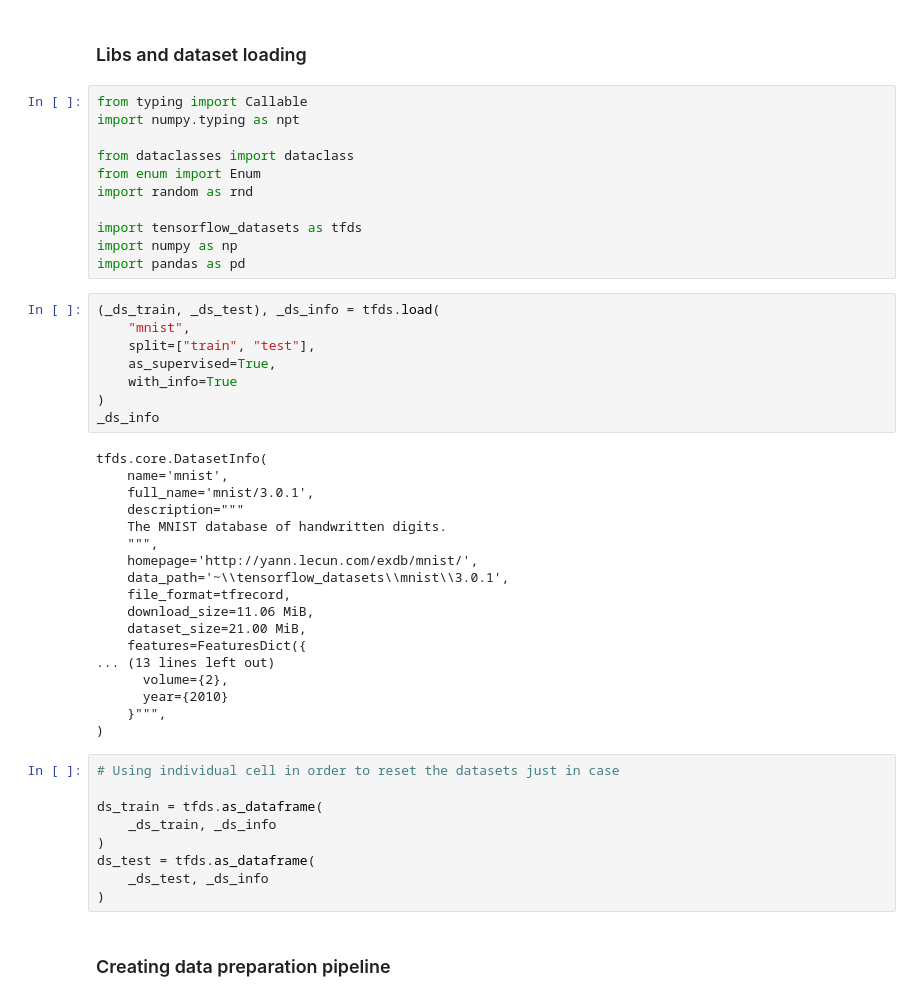
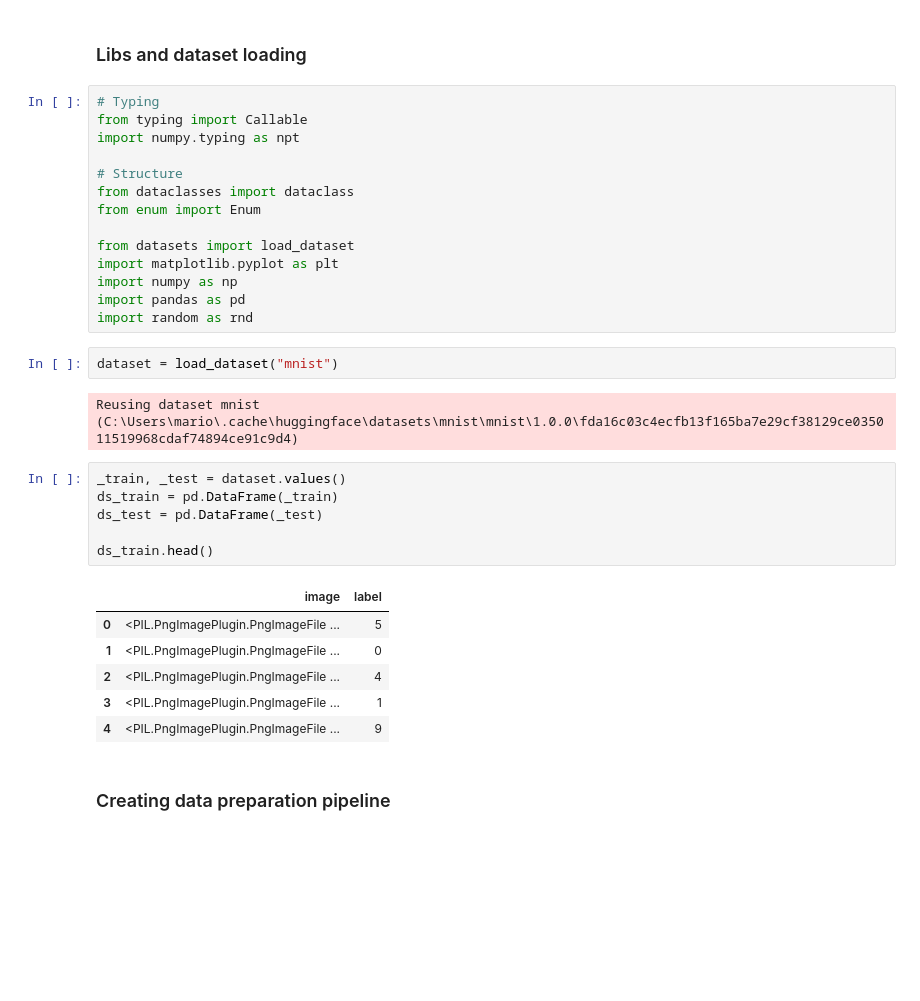
Before and after one commit to roma160/No-lib-ML, a Jupyter notebook: mnist/main.ipynb, the cells around one changed output. Saved outputs shown, nothing was run; the diff lists cells and outputs as text; blank space fills up the shorter version.

Commit message:
Requirements + tensorflow with hugging face replace

```diff
--- a/mnist/main.ipynb
+++ b/mnist/main.ipynb
@@ -6,51 +6,36 @@ The TS library is used only to download the dataset
 # %% [markdown]
 ### Libs and dataset loading
 # %%
+# Typing
 from typing import Callable
 import numpy.typing as npt
 
+# Structure
 from dataclasses import dataclass
 from enum import Enum
-import random as rnd
 
-import tensorflow_datasets as tfds
+from datasets import load_dataset
+import matplotlib.pyplot as plt
 import numpy as np
 import pandas as pd
+import random as rnd
-# %%
-(_ds_train, _ds_test), _ds_info = tfds.load(
-    "mnist",
-    split=["train", "test"],
-    as_supervised=True,
-    with_info=True
-)
-_ds_info
-# %% [output]
-tfds.core.DatasetInfo(
-    name='mnist',
-    full_name='mnist/3.0.1',
-    description="""
-    The MNIST database of handwritten digits.
-    """,
-    homepage='http://yann.lecun.com/exdb/mnist/',
-    data_path='~\\tensorflow_datasets\\mnist\\3.0.1',
-    file_format=tfrecord,
-    download_size=11.06 MiB,
-    dataset_size=21.00 MiB,
-    features=FeaturesDict({
-... (13 lines left out)
-      volume={2},
-      year={2010}
-    }""",
-)
-# %%
-# Using individual cell in order to reset the datasets just in case
-
-ds_train = tfds.as_dataframe(
-    _ds_train, _ds_info
-)
-ds_test = tfds.as_dataframe(
-    _ds_test, _ds_info
-)
+# %%
+dataset = load_dataset("mnist")
+# %% [output]
+Reusing dataset mnist (C:\Users\mario\.cache\huggingface\datasets\mnist\mnist\1.0.0\fda16c03c4ecfb13f165ba7e29cf38129ce035011519968cdaf74894ce91c9d4)
+# %%
+_train, _test = dataset.values()
+ds_train = pd.DataFrame(_train)
+ds_test = pd.DataFrame(_test)
+
+ds_train.head()
+# %% [output]
+|  | image | label |
+| 0 | <PIL.PngImagePlugin.PngImageFile ... | 5 |
+| 1 | <PIL.PngImagePlugin.PngImageFile ... | 0 |
+| 2 | <PIL.PngImagePlugin.PngImageFile ... | 4 |
+| 3 | <PIL.PngImagePlugin.PngImageFile ... | 1 |
+| 4 | <PIL.PngImagePlugin.PngImageFile ... | 9 |
 # %% [markdown]
 ### Creating data preparation pipeline
 # %%
```
Also changed, not shown: parts of 5 cells of this notebook, 2 other files.
